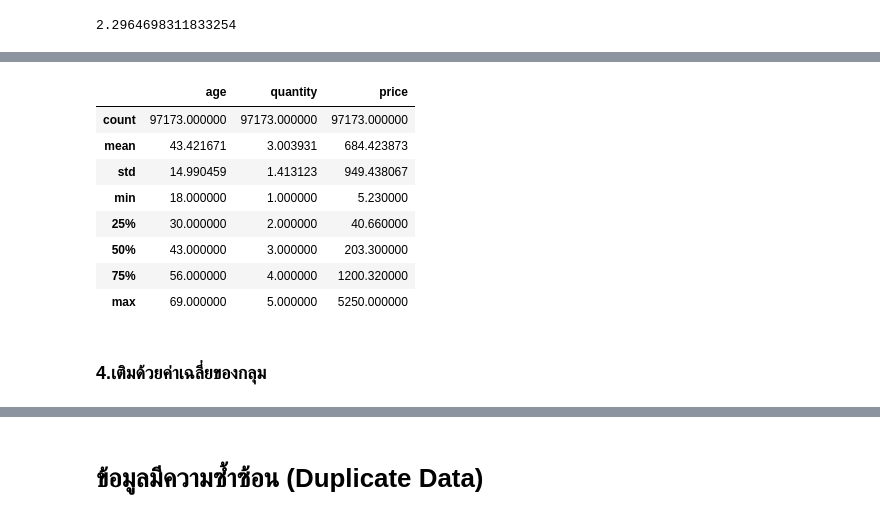
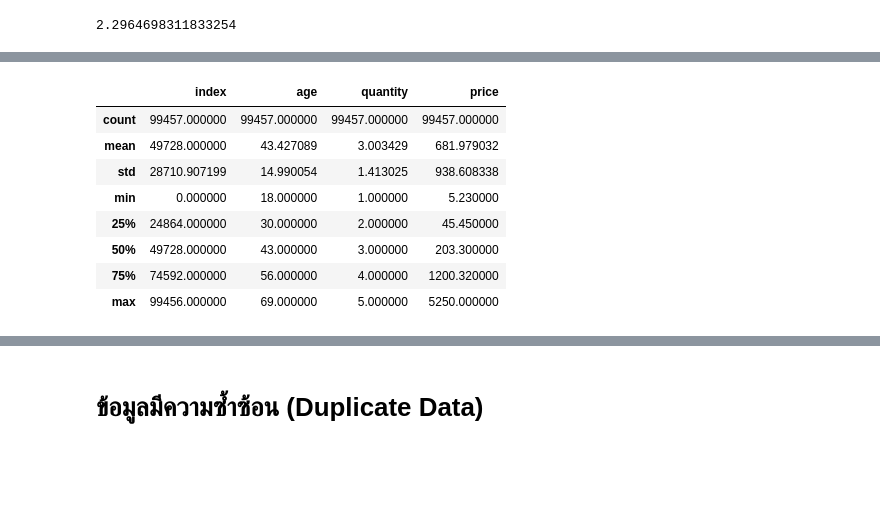
Before and after one commit to thanaphornkanking/BSC_DPDM23, a Jupyter notebook: Data_Preprocessing.ipynb, the cells around one changed output, grey strips where cells are left out. Cells and saved outputs as stored; diff of their text form; code cells hidden in the pictures; blank space fills up the shorter version.

```diff
--- a/Data_Preprocessing.ipynb
+++ b/Data_Preprocessing.ipynb
@@ -37,0 +112,3 @@ dtype: bool
+# %%
+new_shopping_data = pd.concat([hasmissing,nonmissing]).reset_index()
+new_shopping_data.shape
@@ -99,3 +118,0 @@ nomissing = shopping_data[(shopping_data['category']!='Clothing') |
-# %%
-new_shopping_data = pd.concat([willbemissing,nomissing])
-new_shopping_data.shape
@@ -150 +249,4 @@ new_shopping_data_drop.describe()
+# %%
+C_M =new_shopping_data[(new_shopping_data['payment_method'] == 'Cash') &
+                  (new_shopping_data['shopping_mall'] == 'Metrocity')]
 # %%
@@ -153,0 +256,2 @@ new_Shopping_data_fillmean = new_shopping_data_drop. fillna({'price' :mean_val}
+# %%
+fillna_data3=new_shopping_data.fillna(C_M['price'].mean())
@@ -154,14 +274,12 @@ new_Shopping_data_fillmean = new_shopping_data_drop. fillna({'price' :mean_val}
 # %%
-new_Shopping_data_fillmean.describe()
+fillna_data3.describe()
 # %% [output]
-|  | age | quantity | price |
-| count | 97173.000000 | 97173.000000 | 97173.000000 |
-| mean | 43.421671 | 3.003931 | 684.423873 |
-| std | 14.990459 | 1.413123 | 949.438067 |
-| min | 18.000000 | 1.000000 | 5.230000 |
-| 25% | 30.000000 | 2.000000 | 40.660000 |
-| 50% | 43.000000 | 3.000000 | 203.300000 |
-| 75% | 56.000000 | 4.000000 | 1200.320000 |
-| max | 69.000000 | 5.000000 | 5250.000000 |
+|  | index | age | quantity | price |
+| count | 99457.000000 | 99457.000000 | 99457.000000 | 99457.000000 |
+| mean | 49728.000000 | 43.427089 | 3.003429 | 681.979032 |
+| std | 28710.907199 | 14.990054 | 1.413025 | 938.608338 |
+| min | 0.000000 | 18.000000 | 1.000000 | 5.230000 |
+| 25% | 24864.000000 | 30.000000 | 2.000000 | 45.450000 |
+| 50% | 49728.000000 | 43.000000 | 3.000000 | 203.300000 |
+| 75% | 74592.000000 | 56.000000 | 4.000000 | 1200.320000 |
+| max | 99456.000000 | 69.000000 | 5.000000 | 5250.000000 |
-# %% [markdown]
-### 4.เติมด้วยค่าเฉลี่ยของกลุม
```
Also changed, not shown: parts of 70 cells of this notebook.
